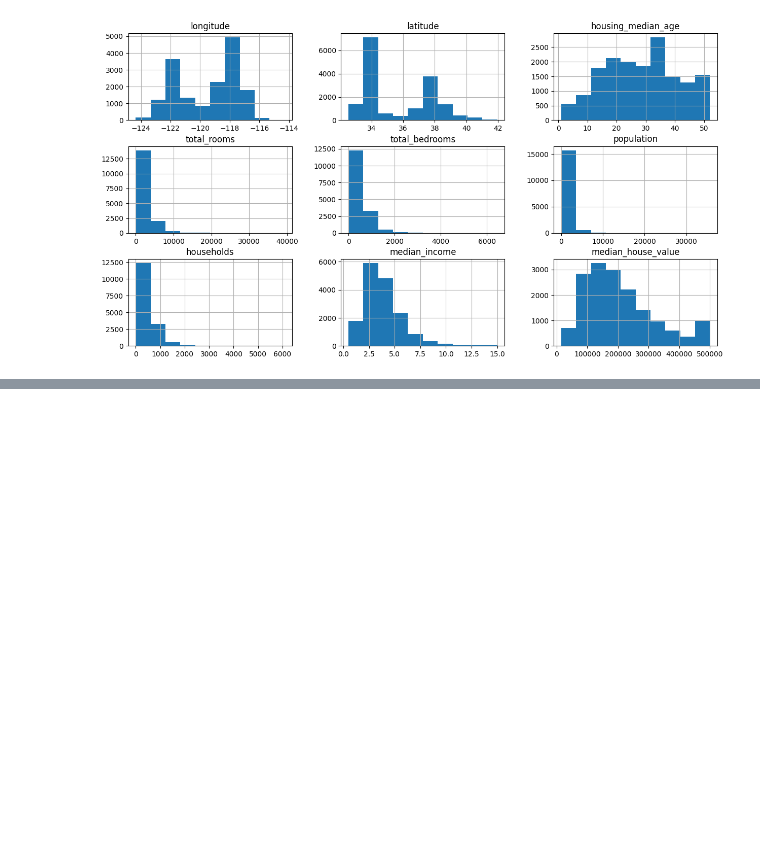
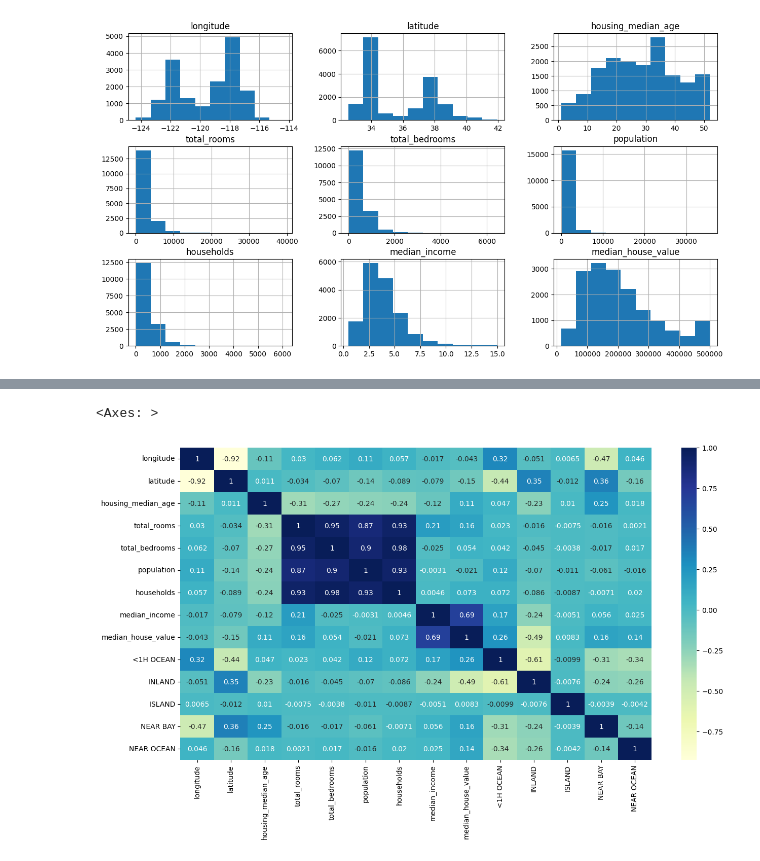
Before and after one commit to LaraGmz/House_Pricing, a Jupyter notebook: house_pricing.ipynb, the cells around one changed output, grey strips where cells are left out. Drawn from its saved outputs; the diff is of its cells as text; code cells hidden in the pictures; blank space fills up the shorter version.

```diff
--- a/house_pricing.ipynb
+++ b/house_pricing.ipynb
@@ -90,0 +112,2 @@ sns.heatmap(train_data.corr(),annot=True, cmap="YlGnBu")
+# %%
+train_data = train_data.join(pd.get_dummies(train_data.ocean_proximity).astype(int)).drop(['ocean_proximity'], axis=1)
@@ -90,0 +130,6 @@ sns.heatmap(train_data.corr(),annot=True, cmap="YlGnBu")
+# %%
+plt.figure(figsize=(15, 8))
+sns.heatmap(train_data.corr(),annot=True, cmap='YlGnBu')
+# %% [output]
+<Axes: >
+[figure, added]
```
Also changed, not shown: parts of 8 cells of this notebook.
